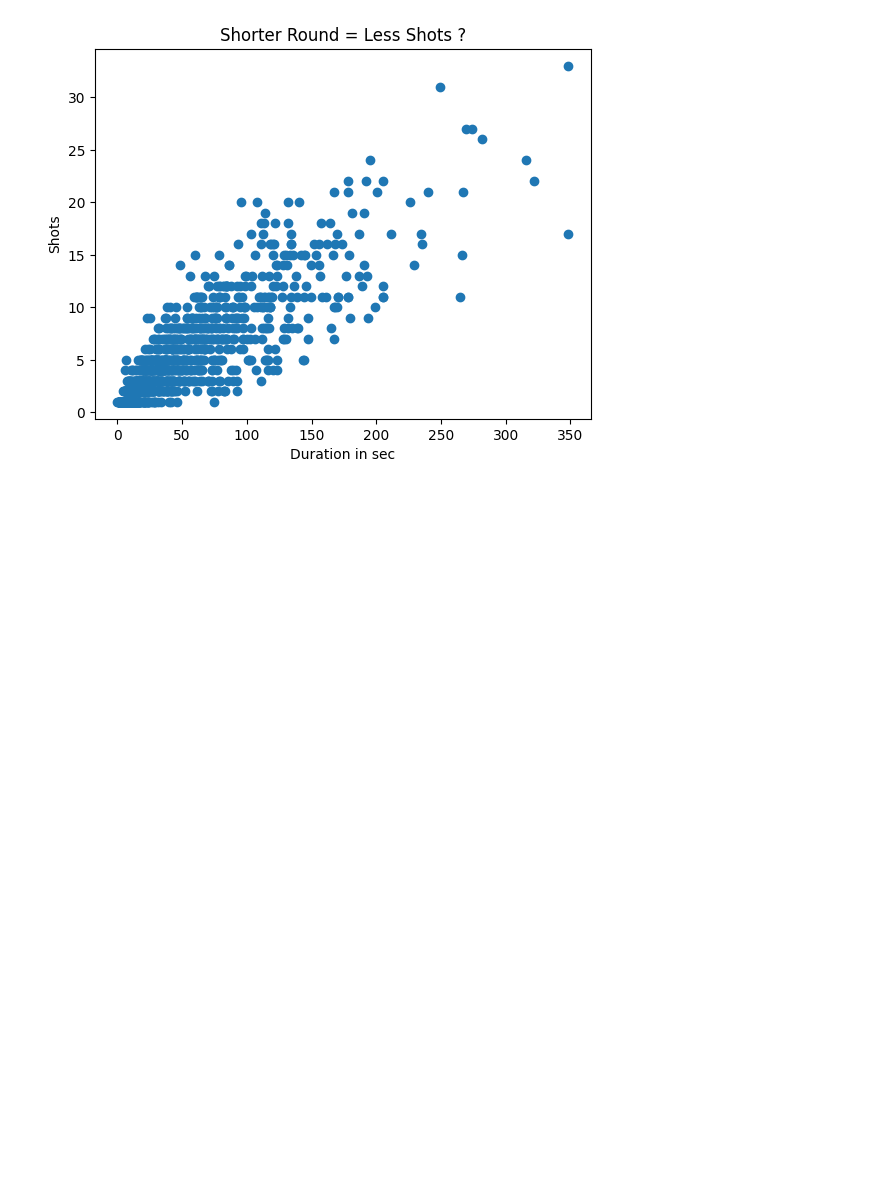
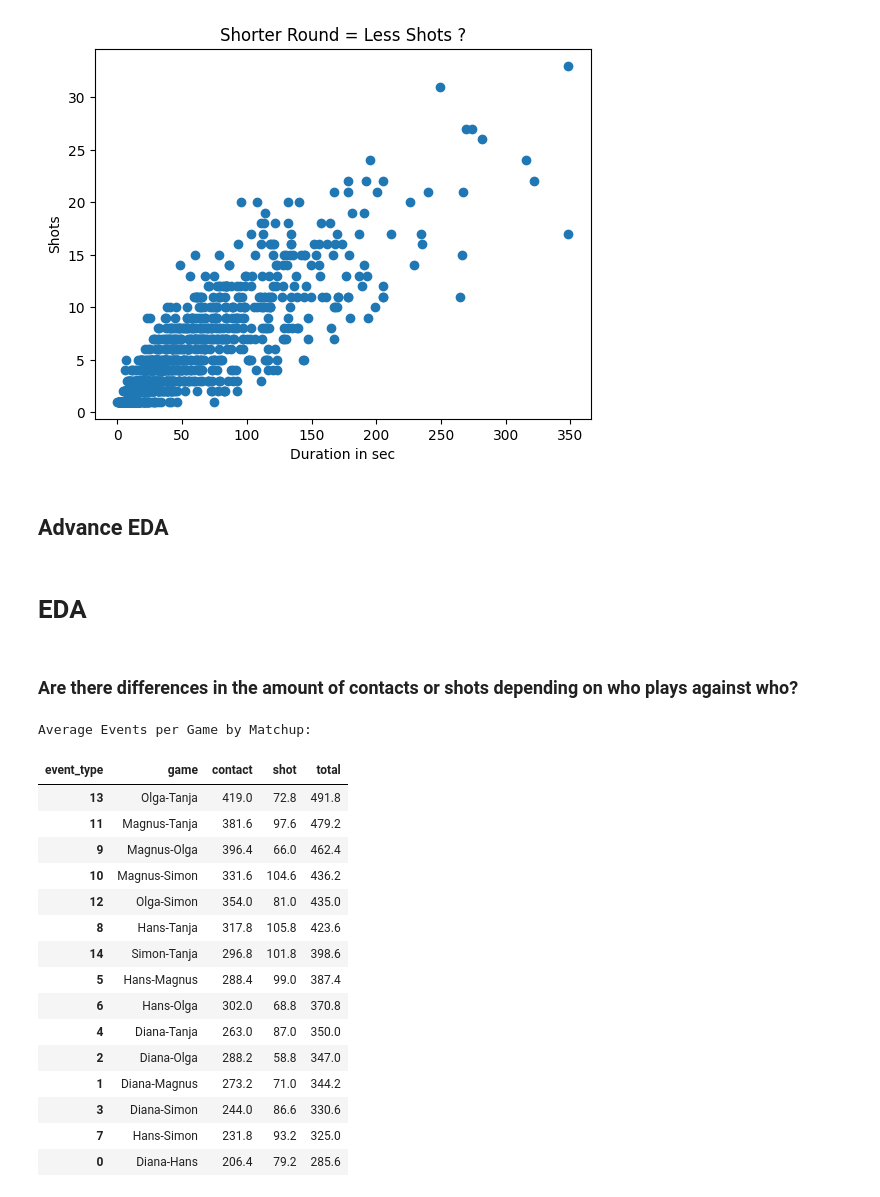
Before and after one commit to Rutvik-rn/Kicker-Strategy, a Jupyter notebook: notebook.ipynb, the cells around one changed output. Drawn from its saved outputs; the diff is of its cells as text; code cells hidden in the pictures; blank space fills up the shorter version.

```diff
--- a/notebook.ipynb
+++ b/notebook.ipynb
@@ -397,3 +338,42 @@ plt.title('Shorter Round = Less Shots ?')
 # %% [output]
 Text(0.5, 1.0, 'Shorter Round = Less Shots ?')
 [figure]
+# %% [markdown]
+## Advance EDA
+# %% [markdown]
+# EDA
+# %% [markdown]
+### Are there differences in the amount of contacts or shots depending on who plays against who?
+# %%
+# Count events per game
+run_counts = timestamped_data.groupby(["game", "run_id", "event_type"]).size()
+# Turn event types into columns
+run_counts = run_counts.unstack(fill_value=0).reset_index()
+# Avg contacts & shots per matchup
+avg_counts = run_counts.groupby("game")[["contact", "shot"]].mean().reset_index()
+# Add total events column
+avg_counts["total"] = avg_counts["contact"] + avg_counts["shot"]
+# Sort by total (highest first)
+avg_counts = avg_counts.sort_values(by="total", ascending=False)
+
+# Display results
+print("Average Events per Game by Matchup:")
+display(avg_counts.round(1))
+# %% [output]
+Average Events per Game by Matchup:
+| event_type | game | contact | shot | total |
+| 13 | Olga-Tanja | 419.0 | 72.8 | 491.8 |
+| 11 | Magnus-Tanja | 381.6 | 97.6 | 479.2 |
+| 9 | Magnus-Olga | 396.4 | 66.0 | 462.4 |
+| 10 | Magnus-Simon | 331.6 | 104.6 | 436.2 |
+| 12 | Olga-Simon | 354.0 | 81.0 | 435.0 |
+| 8 | Hans-Tanja | 317.8 | 105.8 | 423.6 |
+| 14 | Simon-Tanja | 296.8 | 101.8 | 398.6 |
+| 5 | Hans-Magnus | 288.4 | 99.0 | 387.4 |
+| 6 | Hans-Olga | 302.0 | 68.8 | 370.8 |
+| 4 | Diana-Tanja | 263.0 | 87.0 | 350.0 |
+| 2 | Diana-Olga | 288.2 | 58.8 | 347.0 |
+| 1 | Diana-Magnus | 273.2 | 71.0 | 344.2 |
+| 3 | Diana-Simon | 244.0 | 86.6 | 330.6 |
+| 7 | Hans-Simon | 231.8 | 93.2 | 325.0 |
+| 0 | Diana-Hans | 206.4 | 79.2 | 285.6 |
```
Also changed, not shown: parts of 36 cells of this notebook.
